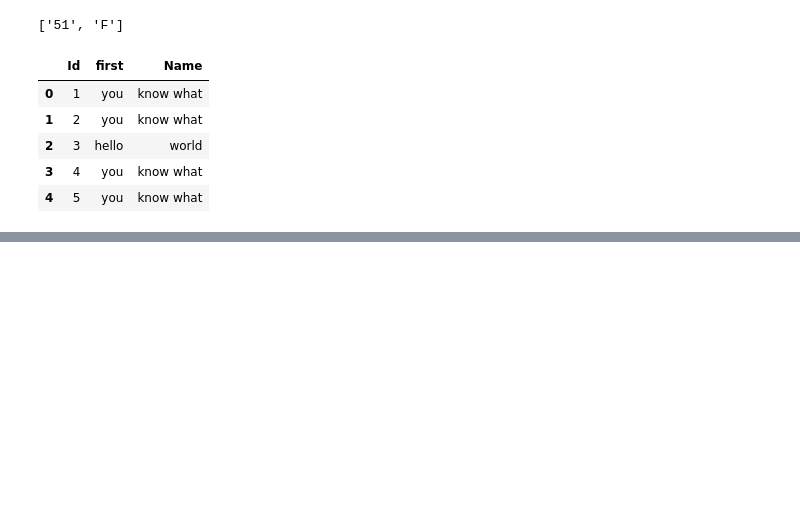
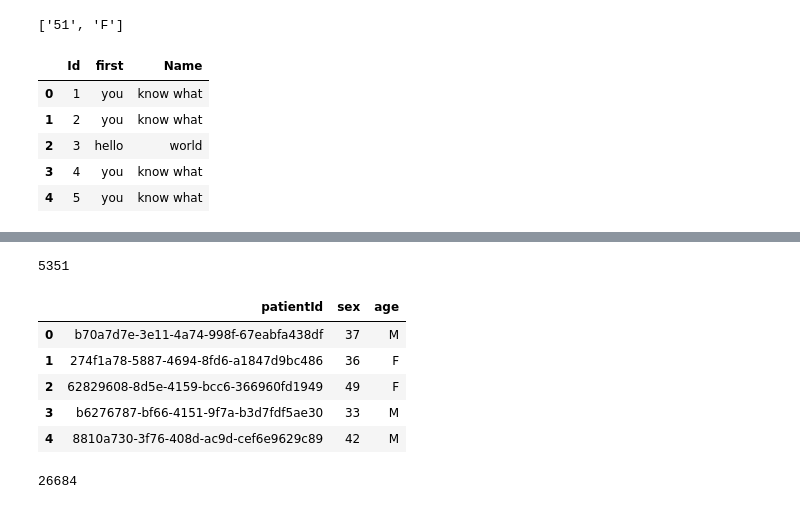
Before and after one commit to Mattobad/Pneumonia-Detection-Deep-Learning, a Jupyter notebook: End_to_End_Pneumonia_detection.ipynb, the cells around one changed output, grey strips where cells are left out. Saved outputs shown, nothing was run; the diff lists cells and outputs as text; code cells hidden in the pictures; blank space fills up the shorter version.

Commit message:
added data preprocessing methods

```diff
--- a/End_to_End_Pneumonia_detection.ipynb
+++ b/End_to_End_Pneumonia_detection.ipynb
@@ -597,0 +841,22 @@ Epoch 1/5
+# %%
+# 1.inner join the dataset of separated data with original dataset
+
+# read the file using pandas
+df = pd.read_csv(os.path.join(path,'patient_records.csv'))
+# rename the columns
+df.columns = ['patientId','sex','age']
+print(len(df))
+df.head()
+# %% [output]
+5351
+|  | patientId | sex | age |
+| 0 | b70a7d7e-3e11-4a74-998f-67eabfa438df | 37 | M |
+| 1 | 274f1a78-5887-4694-8fd6-a1847d9bc486 | 36 | F |
+| 2 | 62829608-8d5e-4159-bcc6-366960fd1949 | 49 | F |
+| 3 | b6276787-bf66-4151-9f7a-b3d7fdf5ae30 | 33 | M |
+| 4 | 8810a730-3f76-408d-ac9d-cef6e9629c89 | 42 | M |
+# %%
+len(np.unique(labels_csv['patientId']))
+print(len(labels_csv))
+# %% [output]
+26684
```
Also changed, not shown: parts of 59 cells of this notebook.
